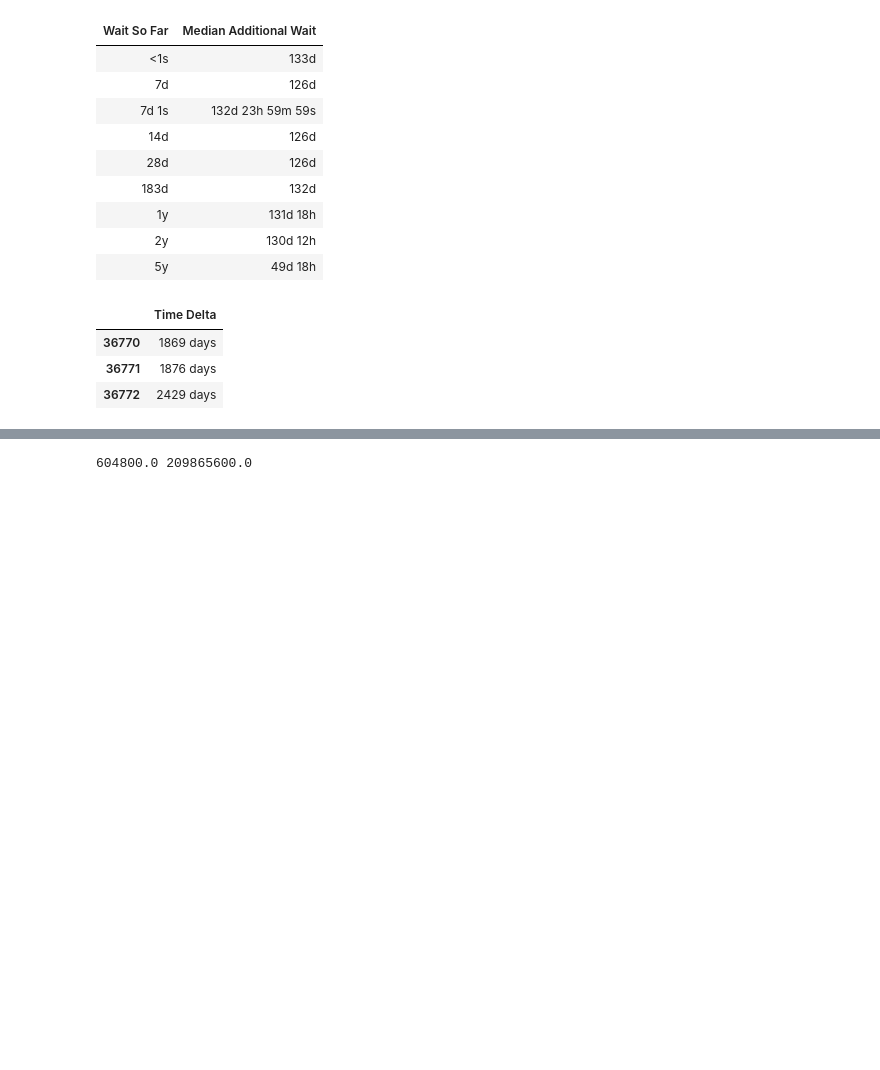
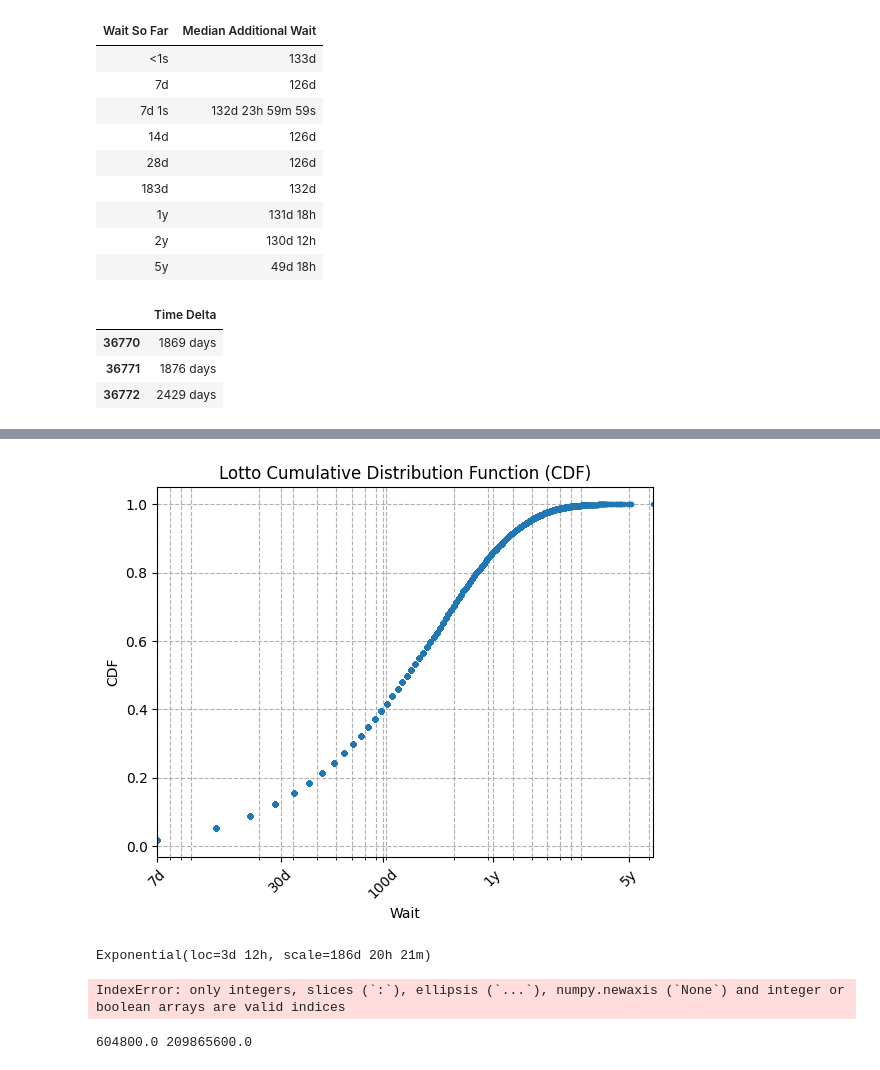
Before and after one commit to CarlKCarlK/wait-times, a Jupyter notebook: wait-times.ipynb, the cells around one changed output, grey strips where cells are left out. Cells and saved outputs as stored; diff of their text form; code cells hidden in the pictures; blank space fills up the shorter version.

```diff
--- a/wait-times.ipynb
+++ b/wait-times.ipynb
@@ -211,0 +214,4 @@ wiki_wait_ticks
+# %%
+
+lotto_df['CDF'] = lotto_df['Time Delta'].rank(pct=True)
+lotto_df
@@ -212,3 +232,40 @@ wiki_wait_ticks
+# %%
+import matplotlib.pyplot as plt
+
+def wait_cdf(title, sorted_df, wait_ticks, left=None, right=None, xscale='linear'):
+    wait_seconds = sorted_df['Time Delta'].dt.total_seconds() # x values
+    cdf = sorted_df['CDF'] # y values
+
+    plt.title(title + ' Cumulative Distribution Function (CDF)')
+    plt.plot(wait_seconds, cdf, marker='.', linestyle=" ")
+    plt.xlabel('Wait')
+    plt.ylabel('CDF')
+    plt.xscale(xscale)
+    plt.xticks(wait_ticks, [seconds_to_text(wait_tick) for wait_tick in wait_ticks], rotation=45)
+    plt.xlim(left=left or wait_seconds.min(), right=right or wait_seconds.max())
+    plt.grid(True, which="both", ls="--")
+    plt.show()
+
+wait_cdf("Lotto", lotto_df, wiki_wait_ticks, xscale='log')
+# wait_cdf("Wikipedia Edits", wiki_df, wiki_wait_ticks, loc=30, xscale='log', left=30)
+# wait_cdf("Popcorn", popcorn_df, popcorn_ticks, loc=0, left=3*60, right=7*60)
+# %% [output]
+[figure, added]
+# %%
+from scipy.stats import expon
+
+wait_seconds = lotto_df['Time Delta'].dt.total_seconds()
+loc, scale = expon.fit(wait_seconds,  floc=3.5*24*60*60)
+print(f'Exponential(loc={seconds_to_text(loc)}, scale={seconds_to_text(scale)})')
+expon_dist = expon(loc=loc, scale=scale)
+
+seed = 0
+rng = np.random.default_rng(seed)
+expon_samples = expon_dist.rvs(size=100_000, random_state=rng)
+wait_wait_table(expon_samples, lotto_waits).style.hide(axis="index")
+# %% [output]
+Exponential(loc=3d 12h, scale=186d 20h 21m)
+IndexError: only integers, slices (`:`), ellipsis (`...`), numpy.newaxis (`None`) and integer or boolean arrays are valid indices
 # %%
 from scipy.stats import expon, weibull_min
 import matplotlib.pyplot as plt
```
Also changed, not shown: parts of 4 cells of this notebook.
